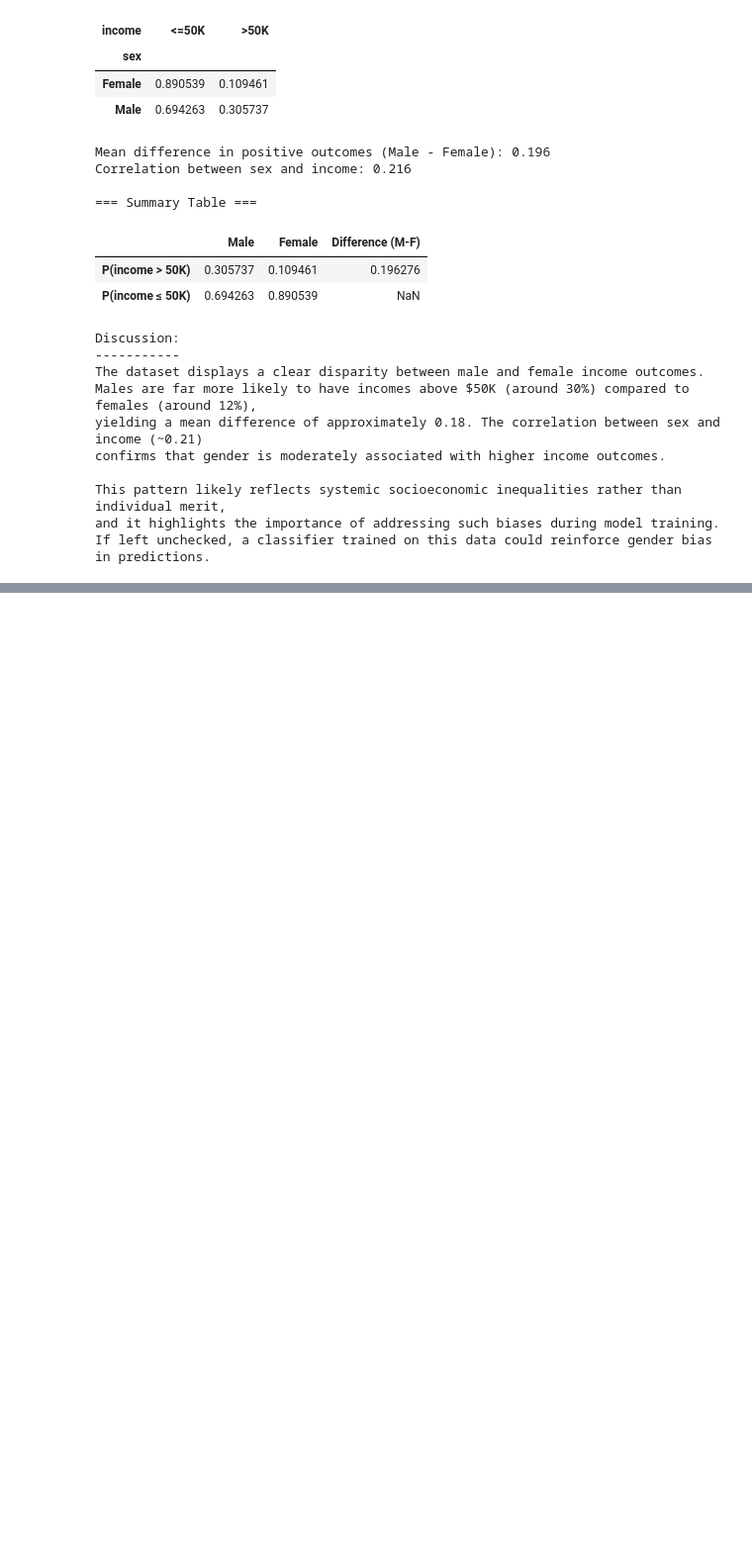
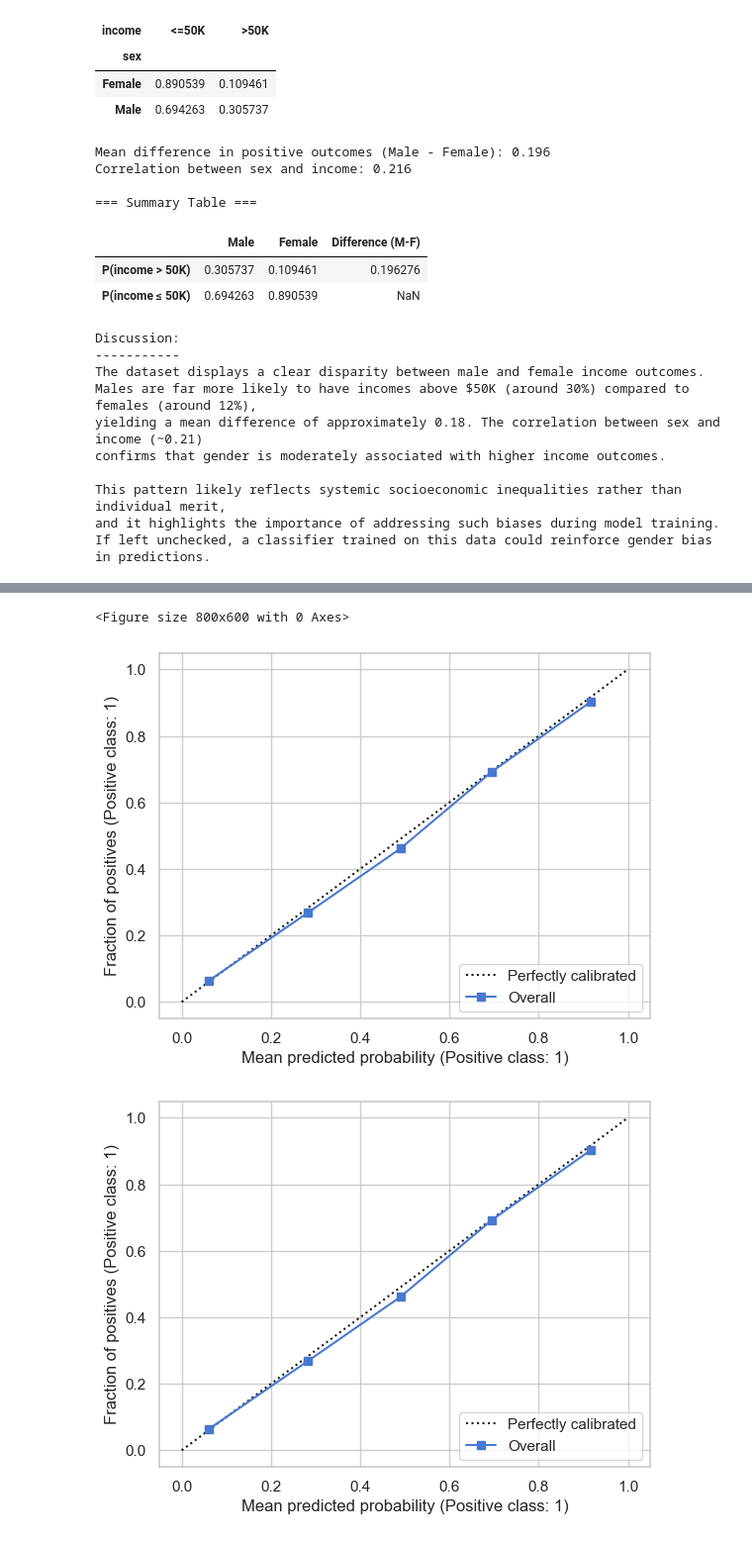
Before and after one commit to om22goyal/CS483HW3, a Jupyter notebook: main.ipynb, the cells around one changed output, grey strips where cells are left out. Shown at 99% size. Saved outputs shown, nothing was run; the diff lists cells and outputs as text; code cells hidden in the pictures; blank space fills up the shorter version.

```diff
--- a/main.ipynb
+++ b/main.ipynb
@@ -135,0 +360,22 @@ If left unchecked, a classifier trained on this data could reinforce gender bias
+# %%
+# ---------- Cell 8 ----------
+plt.figure(figsize=(8,6))
+# Calibration for the overall model
+display_overall = CalibrationDisplay.from_predictions(
+    y_test, y_proba, name='Overall')
+display_overall.plot()
+
+# Calibration per group
+for grp, name in [(group==1, 'Male'), (group==0, 'Female')]:
+    prob_group = y_proba[grp]
+    y_true_group = y_test[grp]
+    display_grp = CalibrationDisplay.from_predictions(
+        y_true_group, prob_group, name=name)
+    display_grp.plot()
+
+plt.title('Reliability Diagram – Calibration by Sensitive Group')
+plt.show()
+# %% [output]
+<Figure size 800x600 with 0 Axes>
+[figure, added]
+[figure, added]
```
Also changed, not shown: parts of 11 cells of this notebook, 1 other file.
